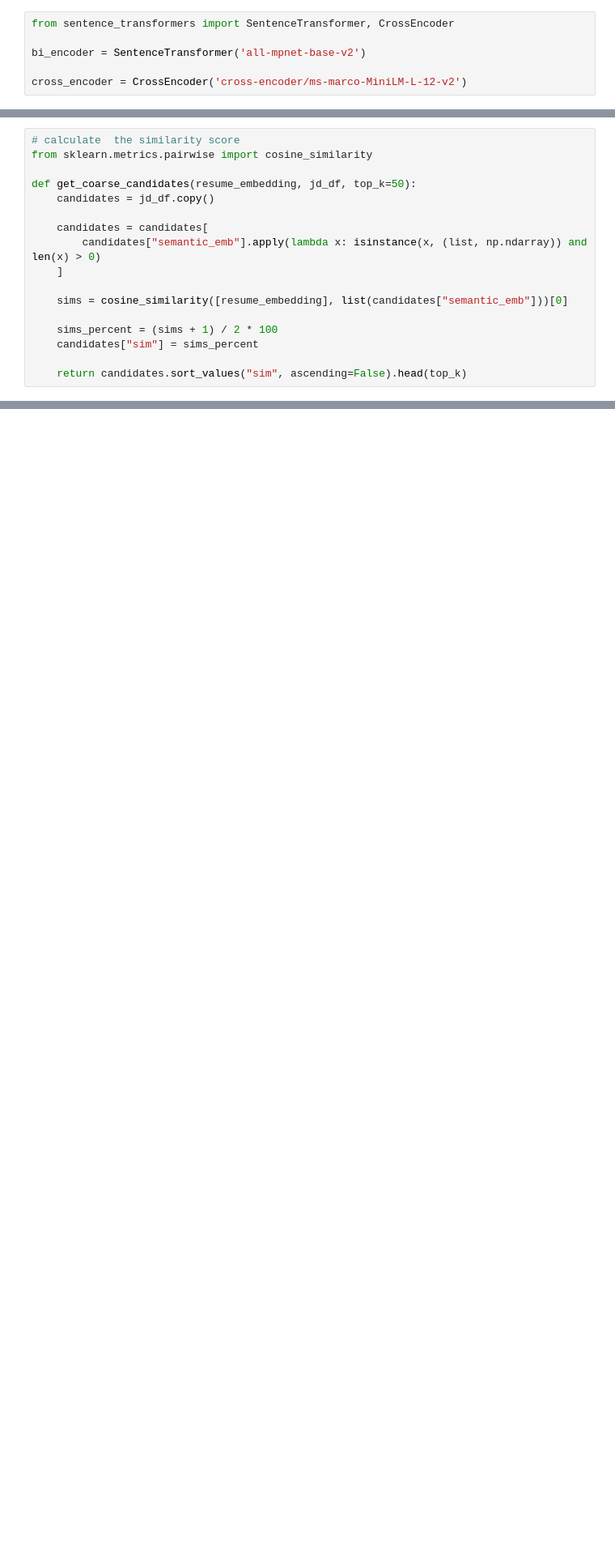
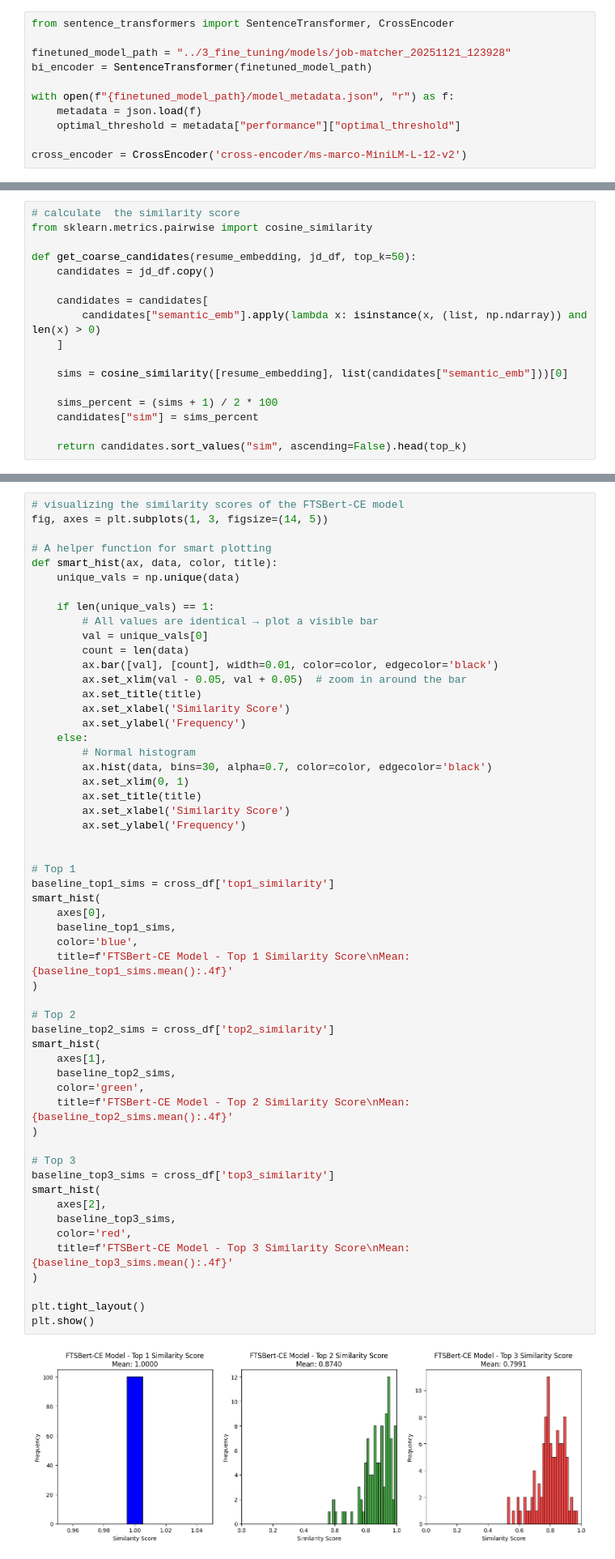
Before and after one commit to wujenny214/F25_NLP_Cross-Domain-Job-Matching, a Jupyter notebook: 2_embeddings/cross_encoder_embedding.ipynb, the cells around one changed output, grey strips where cells are left out. Shown at 81% size. Saved outputs shown, nothing was run; the diff lists cells and outputs as text; blank space fills up the shorter version.

```diff
--- a/2_embeddings/cluster_cross_encoder_embedding.ipynb
+++ b/2_embeddings/cross_encoder_embedding.ipynb
@@ -8,7 +9,12 @@ import pandas as pd
 # %%
 from sentence_transformers import SentenceTransformer, CrossEncoder
 
-bi_encoder = SentenceTransformer('all-mpnet-base-v2')
+finetuned_model_path = "../3_fine_tuning/models/job-matcher_20251121_123928"
+bi_encoder = SentenceTransformer(finetuned_model_path)
+
+with open(f"{finetuned_model_path}/model_metadata.json", "r") as f:
+    metadata = json.load(f)
+    optimal_threshold = metadata["performance"]["optimal_threshold"]
 
 cross_encoder = CrossEncoder('cross-encoder/ms-marco-MiniLM-L-12-v2')
 # %%
@@ -279,0 +290,57 @@ cross_df.head()
+# %%
+# visualizing the similarity scores of the FTSBert-CE model
+fig, axes = plt.subplots(1, 3, figsize=(14, 5))
+
+# A helper function for smart plotting
+def smart_hist(ax, data, color, title):
+    unique_vals = np.unique(data)
+
+    if len(unique_vals) == 1:
+        # All values are identical → plot a visible bar
+        val = unique_vals[0]
+        count = len(data)
+        ax.bar([val], [count], width=0.01, color=color, edgecolor='black')
+        ax.set_xlim(val - 0.05, val + 0.05)  # zoom in around the bar
+        ax.set_title(title)
+        ax.set_xlabel('Similarity Score')
+        ax.set_ylabel('Frequency')
+    else:
+        # Normal histogram
+        ax.hist(data, bins=30, alpha=0.7, color=color, edgecolor='black')
+        ax.set_xlim(0, 1)
+        ax.set_title(title)
+        ax.set_xlabel('Similarity Score')
+        ax.set_ylabel('Frequency')
+
+
+# Top 1
+baseline_top1_sims = cross_df['top1_similarity']
+smart_hist(
+    axes[0],
+    baseline_top1_sims,
+    color='blue',
+    title=f'FTSBert-CE Model - Top 1 Similarity Score\nMean: {baseline_top1_sims.mean():.4f}'
+)
+
+# Top 2
+baseline_top2_sims = cross_df['top2_similarity']
+smart_hist(
+    axes[1],
+    baseline_top2_sims,
+    color='green',
+    title=f'FTSBert-CE Model - Top 2 Similarity Score\nMean: {baseline_top2_sims.mean():.4f}'
+)
+
+# Top 3
+baseline_top3_sims = cross_df['top3_similarity']
+smart_hist(
+    axes[2],
+    baseline_top3_sims,
+    color='red',
+    title=f'FTSBert-CE Model - Top 3 Similarity Score\nMean: {baseline_top3_sims.mean():.4f}'
+)
+
+plt.tight_layout()
+plt.show()
+# %% [output]
+[figure, added]
```
Also changed, not shown: parts of 5 cells of this notebook, 2 other files.
